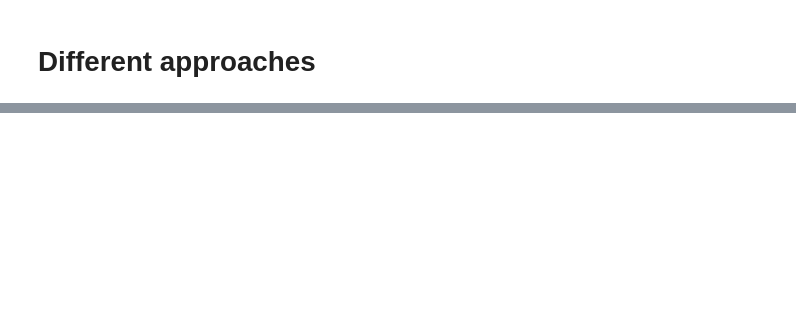
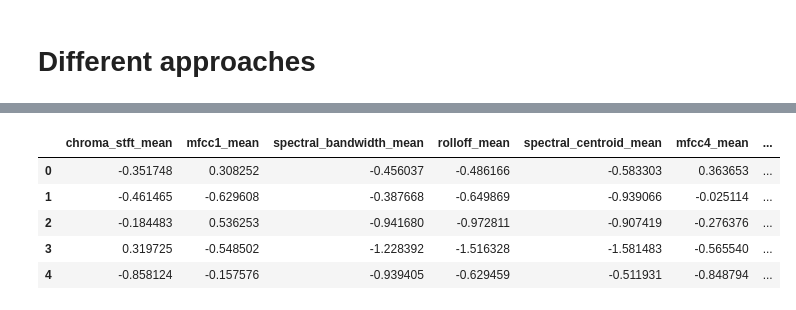
Before and after one commit to haiderali711/genre-prediction-audio, a Jupyter notebook: toy_prediction_model.ipynb, the cells around one changed output, grey strips where cells are left out. Saved outputs shown, nothing was run; the diff lists cells and outputs as text; code cells hidden in the pictures; blank space fills up the shorter version.

```diff
--- a/toy_prediction_model.ipynb
+++ b/toy_prediction_model.ipynb
@@ -549,0 +493,14 @@ Accuracy Cross Gradient Booster (Random Forest) : 0.64333
+# %%
+from sklearn.feature_selection import RFE
+from sklearn.svm import LinearSVC
+
+
+clf = LinearSVC(C=0.01, penalty="l1", dual=False)
+clf.fit(X, np.ravel(y))
+
+rfe_selector = RFE(clf, n_features_to_select=20)
+rfe_selector = rfe_selector.fit(X, np.ravel(y))
+
+rfe_values = rfe_selector.get_support()
+
+rfe_indexes = np.where(rfe_values)[0]
@@ -549,0 +542,9 @@ Accuracy Cross Gradient Booster (Random Forest) : 0.64333
+# %%
+X[selected_indexes].head()
+# %% [output]
+|  | chroma_stft_mean | mfcc1_mean | spectral_bandwidth_mean | rolloff_mean | spectral_centroid_mean | mfcc4_mean | ... |
+| 0 | -0.351748 | 0.308252 | -0.456037 | -0.486166 | -0.583303 | 0.363653 | ... |
+| 1 | -0.461465 | -0.629608 | -0.387668 | -0.649869 | -0.939066 | -0.025114 | ... |
+| 2 | -0.184483 | 0.536253 | -0.941680 | -0.972811 | -0.907419 | -0.276376 | ... |
+| 3 | 0.319725 | -0.548502 | -1.228392 | -1.516328 | -1.581483 | -0.565540 | ... |
+| 4 | -0.858124 | -0.157576 | -0.939405 | -0.629459 | -0.511931 | -0.848794 | ... |
```
Also changed, not shown: parts of 35 cells of this notebook, 1 other file.
